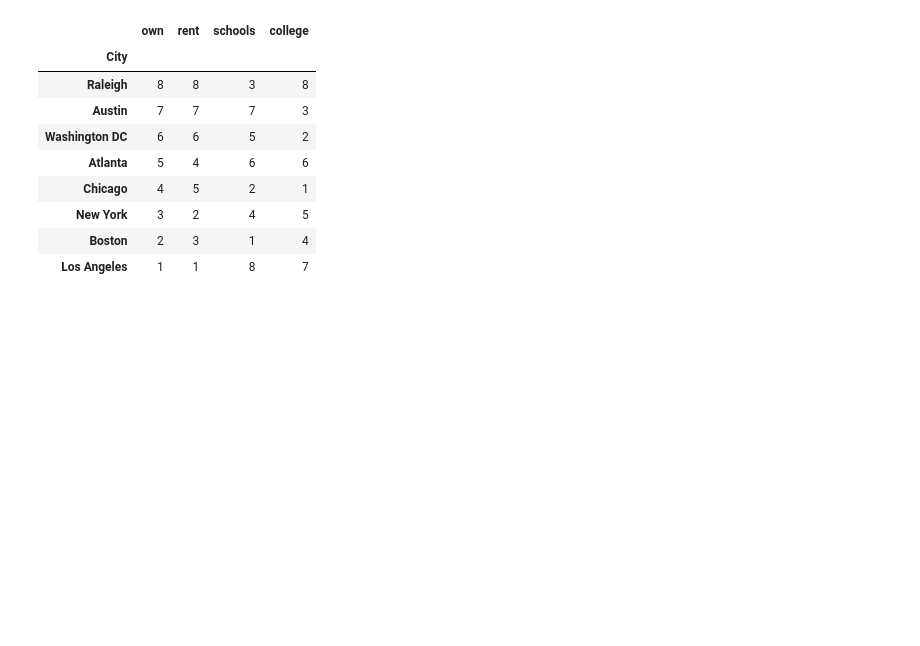
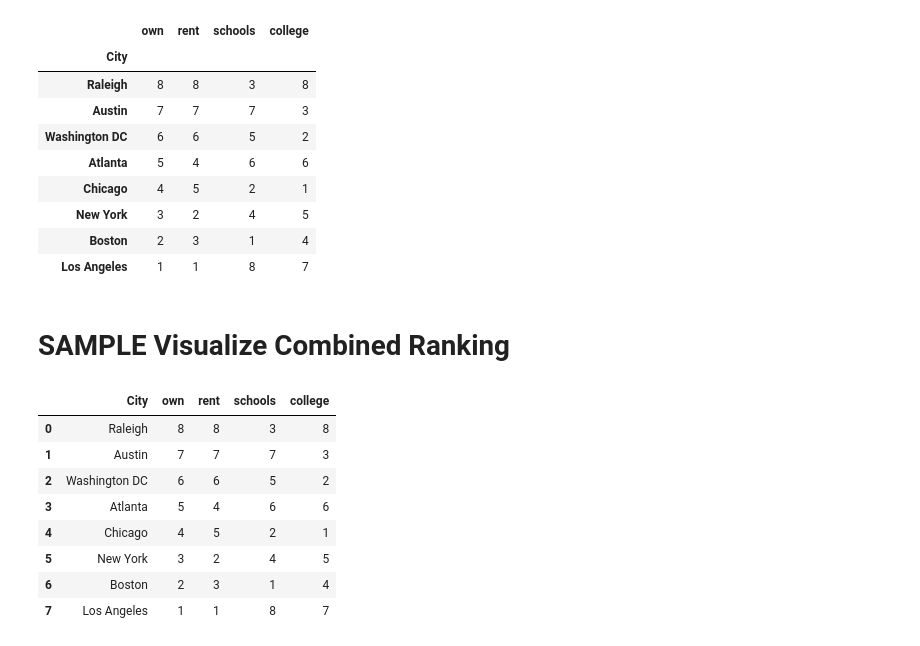
Before and after one commit to indranik/BC_Project1, a Jupyter notebook: HousingSchools_Guirlyn/Combined_City_Ranking.ipynb, the cells around one changed output. Saved outputs shown, nothing was run; the diff lists cells and outputs as text; code cells hidden in the pictures; blank space fills up the shorter version.

```diff
--- a/HousingSchools_Guirlyn/Combined_City_Ranking.ipynb
+++ b/HousingSchools_Guirlyn/Combined_City_Ranking.ipynb
@@ -59,3 +67,5 @@ c.to_csv(combined_rank_file)
+# %% [markdown]
+# SAMPLE  Visualize Combined Ranking
 # %%
 import matplotlib.pyplot as plt
 import seaborn as sns
@@ -64,0 +73,14 @@ c = c.apply(pd.to_numeric)
+# %%
+# read input from CSV
+c = pd.read_csv(combined_rank_file)
+c
+# %% [output]
+|  | City | own | rent | schools | college |
+| 0 | Raleigh | 8 | 8 | 3 | 8 |
+| 1 | Austin | 7 | 7 | 7 | 3 |
+| 2 | Washington DC | 6 | 6 | 5 | 2 |
+| 3 | Atlanta | 5 | 4 | 6 | 6 |
+| 4 | Chicago | 4 | 5 | 2 | 1 |
+| 5 | New York | 3 | 2 | 4 | 5 |
+| 6 | Boston | 2 | 3 | 1 | 4 |
+| 7 | Los Angeles | 1 | 1 | 8 | 7 |
```
Also changed, not shown: parts of 23 cells of this notebook, 1 other file.
